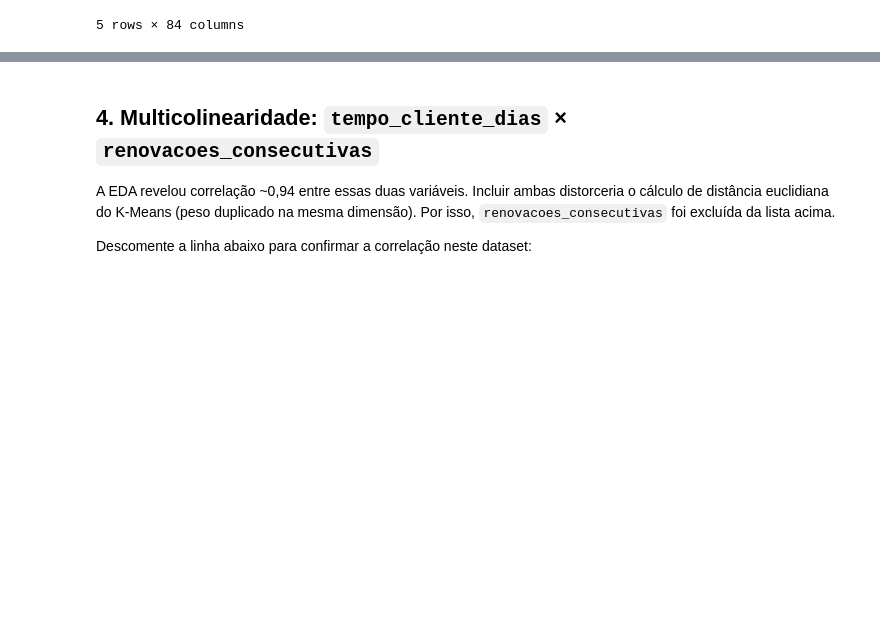
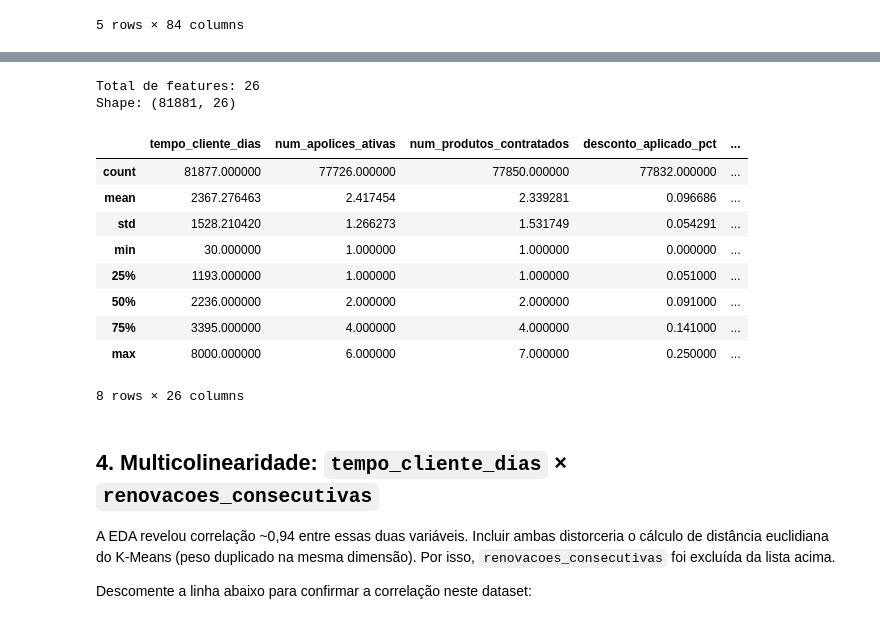
Before and after one commit to cauedpinheiro/equipe5_PRT, a Jupyter notebook: notebooks/clusterização/clusterizacao_clientes.ipynb, the cells around one changed output, grey strips where cells are left out. Saved outputs shown, nothing was run; the diff lists cells and outputs as text; code cells hidden in the pictures; blank space fills up the shorter version.

Commit message:
clusterização e xgboost

```diff
--- a/notebooks/clusterização/clusterizacao_clientes.ipynb
+++ b/notebooks/clusterização/clusterizacao_clientes.ipynb
@@ -69,19 +86,55 @@ As features abaixo foram escolhidas a partir do **top 15 de importância do Rand
 # %%
 features_cluster = [
-    "tempo_cliente_dias",         # importância 0.263 — top 1
-    "num_produtos_contratados",   # importância 0.136 — top 2
-    "desconto_aplicado_pct",      # importância 0.110 — top 3
-    "num_apolices_ativas",        # importância 0.109 — top 4
-    "indice_relacionamento",      # importância 0.068 — top 5
-    "satisfacao_nps",             # importância 0.033 — top 7
-    "valor_cobertura_total",      # importância 0.028 — top 8
-    "renda_anual",                # importância 0.011 — top 15
-    # "renovacoes_consecutivas"   # excluída — ver célula 4 (corr 0.942 com tempo_cliente_dias)
+    # |corr| > 0.10 — impacto forte
+    "tempo_cliente_dias",         # 0.298 — top 1
+    "num_apolices_ativas",        # 0.252 — top 2
+    "num_produtos_contratados",   # 0.243 — top 3
+    "desconto_aplicado_pct",      # 0.235 — top 4
+    "indice_relacionamento",      # 0.191 — top 5
+    "num_apolices_basica",        # 0.175 — top 6
+    "satisfacao_nps",             # 0.165 — top 7
+    "tipo_cobertura_basica",      # 0.155 — top 8
+    "estado_civil",               # 0.144 — top 9
+    "tipo_cobertura_premium",     # 0.143 — top 10
+    "tem_filhos",                 # 0.118 — top 11
+    "renda_anual",                # 0.102 — top 12
+    "qtd_dependentes",            # 0.100 — top 13
+    "valor_imovel",               # 0.098 — top 14
+
+    # |corr| 0.02–0.10 — impacto moderado
+    "num_apolices_premium",       # 0.078
+    "valor_cobertura_total",      # 0.070
+    "idade",                      # 0.063
+    "num_apolices_padrao",        # 0.059
+    "score_engajamento_digital",  # 0.051
+    "pagamento_em_dia",           # 0.049
+    "num_reclamacoes_12m",        # 0.043
+    "num_acessos_app_mes",        # 0.036
+    "possui_imovel",              # 0.022
+    "tipo_cobertura_padrao",      # 0.021
+
+    # |corr| 0.01–0.02 — impacto fraco mas presente
+    "valor_premio_anual",         # 0.013
+    "franquia_media",             # 0.011
 ]
 
 X_cluster = df[features_cluster].copy()
-print(X_cluster.shape)
+print(f"Total de features: {len(features_cluster)}")
+print(f"Shape: {X_cluster.shape}")
 X_cluster.describe()
+# %% [output]
+Total de features: 26
+Shape: (81881, 26)
+|  | tempo_cliente_dias | num_apolices_ativas | num_produtos_contratados | desconto_aplicado_pct | ... |
+| count | 81877.000000 | 77726.000000 | 77850.000000 | 77832.000000 | ... |
+| mean | 2367.276463 | 2.417454 | 2.339281 | 0.096686 | ... |
+| std | 1528.210420 | 1.266273 | 1.531749 | 0.054291 | ... |
+| min | 30.000000 | 1.000000 | 1.000000 | 0.000000 | ... |
+| 25% | 1193.000000 | 1.000000 | 1.000000 | 0.051000 | ... |
+| 50% | 2236.000000 | 2.000000 | 2.000000 | 0.091000 | ... |
+| 75% | 3395.000000 | 4.000000 | 4.000000 | 0.141000 | ... |
+| max | 8000.000000 | 6.000000 | 7.000000 | 0.250000 | ... |
+8 rows × 26 columns
 # %% [markdown]
 ## 4. Multicolinearidade: `tempo_cliente_dias` × `renovacoes_consecutivas`
 
```
Also changed, not shown: parts of 10 cells of this notebook, 1 other file.
